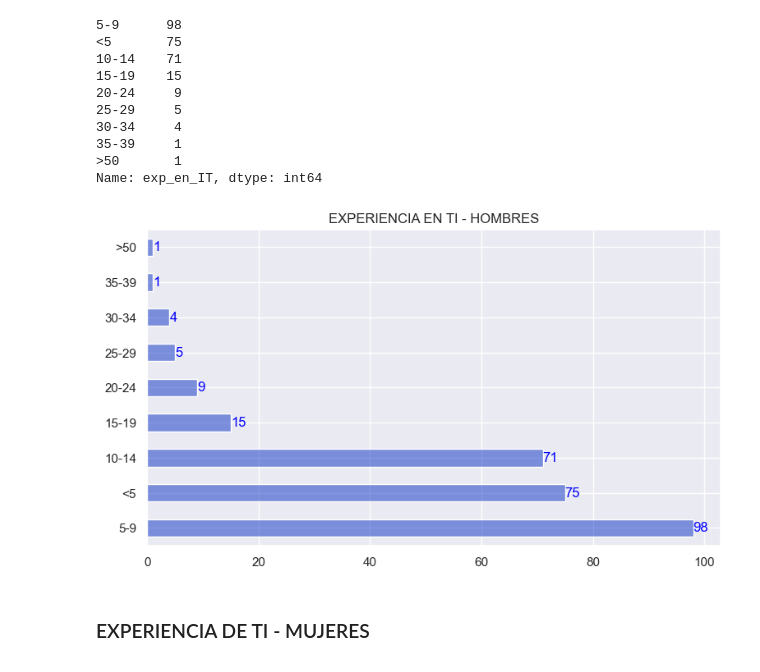
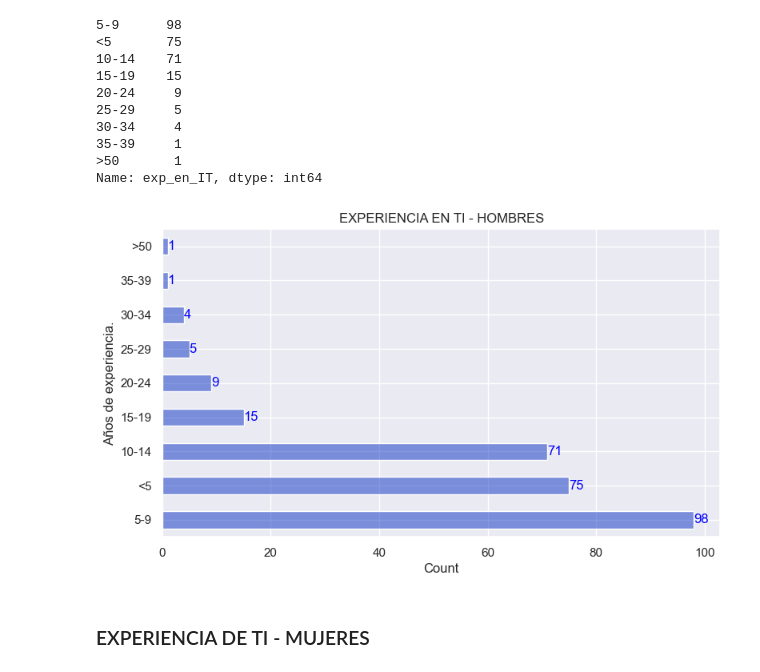
Before and after one commit to TorrezMN/Data_Science, a Jupyter notebook: Enc_Devs_Py/Notebooks/Experience.ipynb, the cells around one changed output. Saved outputs shown, nothing was run; the diff lists cells and outputs as text; code cells hidden in the pictures.

```diff
--- a/Enc_Devs_Py/Notebooks/Experience.ipynb
+++ b/Enc_Devs_Py/Notebooks/Experience.ipynb
@@ -78,7 +78,12 @@ fig = plt.figure(figsize=(9, 5))
 exp_ti = (
     df["exp_en_IT"]
     .value_counts()
-    .plot(kind="barh", title="Experiencia en ti. - GENERAL")
+    .plot(
+        kind="barh",
+        title="Experiencia en TI.\n (GENERAL)",
+        ylabel= 'Años de experiencia.',
+        xlabel='Conteo'
+    )
 )
 
 for k, v in enumerate(df["exp_en_IT"].value_counts().values):
@@ -109,19 +114,20 @@ Name: exp_en_IT, dtype: int64
 # %%
 fig = plt.figure(figsize=(9, 5))
 
 homb_exp_ti = (
     gen.get_group("HOMBRE")["exp_en_IT"]
     .value_counts()
-    .plot(kind="barh", title="EXPERIENCIA EN TI - HOMBRES", color=color_hombres_light)
+    .plot(kind="barh", title="EXPERIENCIA EN TI - HOMBRES", color=color_hombres_light,
+         ylabel='Años de experiencia.' , xlabel='Count')
 )
 
 
 for k, v in enumerate(gen.get_group("HOMBRE")["exp_en_IT"].value_counts().values):
     homb_exp_ti.annotate(v, (v, k), va="center", color="blue")
 
 plt.show()
 # %% [output]
-[figure, old version]
+[figure, new version]
 # %% [markdown]
 ### EXPERIENCIA DE TI - MUJERES
 # %%
```
Also changed, not shown: parts of 11 cells of this notebook, 1 other file.
